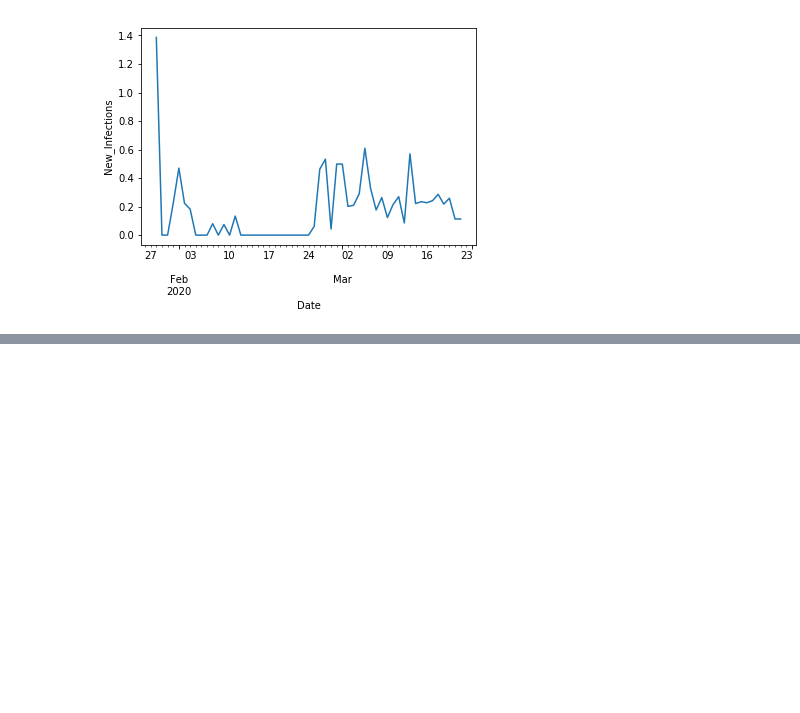
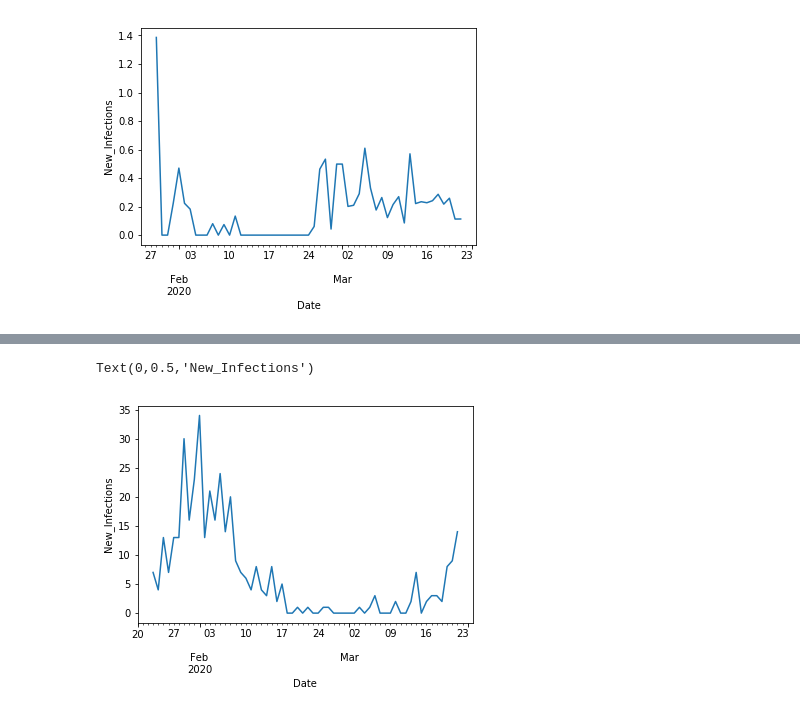
Before and after one commit to matthiasboeker/Covid_19_Forecast, a Jupyter notebook: Notebooks/ARIMA_Approach.ipynb, the cells around one changed output, grey strips where cells are left out. Saved outputs shown, nothing was run; the diff lists cells and outputs as text; code cells hidden in the pictures; blank space fills up the shorter version.

```diff
--- a/Notebooks/ARIMA_Approach.ipynb
+++ b/Notebooks/ARIMA_Approach.ipynb
@@ -108,0 +83,8 @@ AttributeError: 'ARIMA' object has no attribute 'forecast'
+# %%
+
+fig, ax = plt.subplots()
+CH.loc[CH['Province/State']=='Shanghai','Infected'].diff().iloc[1:].plot()
+ax.set_ylabel('New_Infections')
+# %% [output]
+Text(0,0.5,'New_Infections')
+[figure, added]
```
Also changed, not shown: parts of 10 cells of this notebook.
